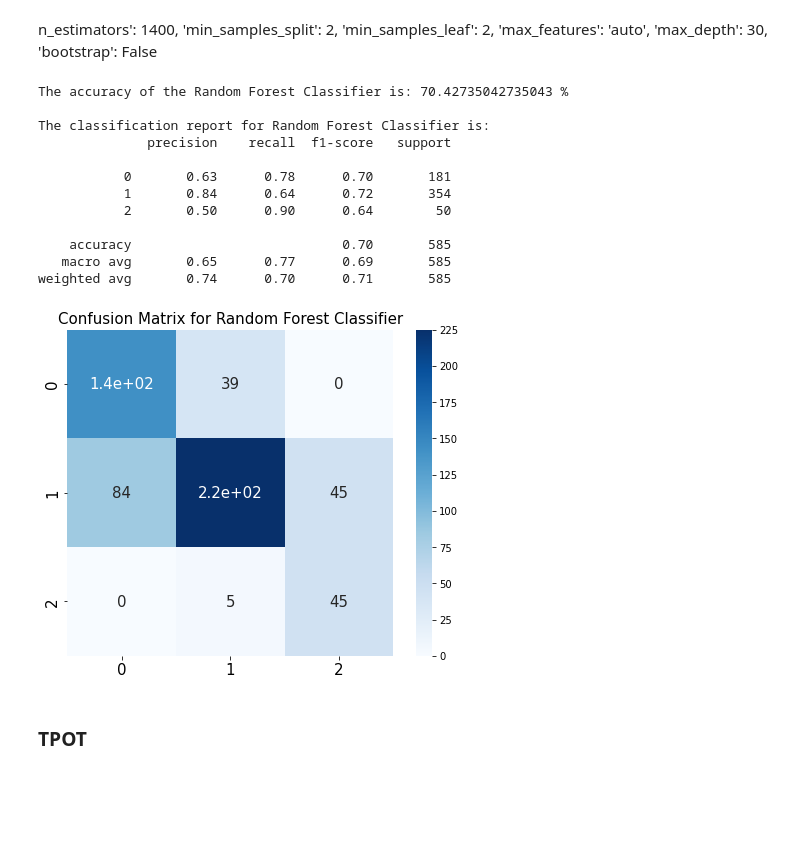
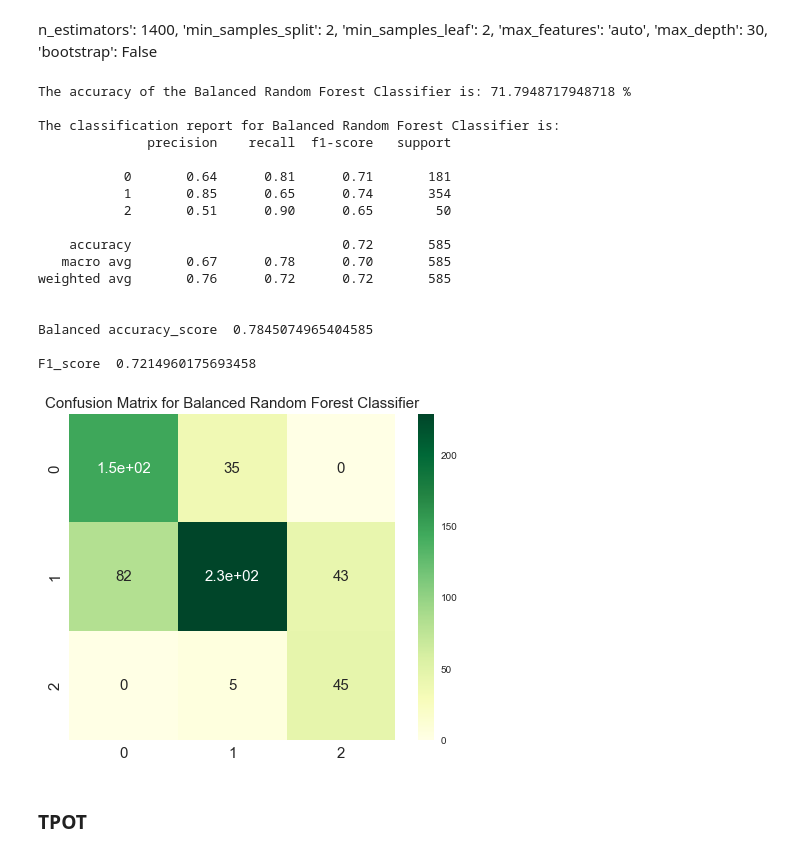
Before and after one commit to radek-deb/Air_Quality_Paris-vs-Lyon_Final_Project, a Jupyter notebook: 06 - ML/Paris_ML.ipynb, the cells around one changed output. Saved outputs shown, nothing was run; the diff lists cells and outputs as text; code cells hidden in the pictures; blank space fills up the shorter version.

```diff
--- a/06 - ML/Paris_ML.ipynb
+++ b/06 - ML/Paris_ML.ipynb
@@ -234,8 +234,10 @@ def generate_results(model, predictions, name):
     cl_rep = classification_report(y_test, predictions)
     print("\nThe classification report for " + name + " is:", cl_rep, sep = "\n")
     cm_model = confusion_matrix(y_test, predictions)
+    print("\nBalanced accuracy_score ", balanced_accuracy_score(y_test,predictions))
+    print("\nF1_score ",f1_score(y_test,predictions, average='weighted'))
     plt.figure(figsize = (8, 6))
-    sns.heatmap(cm_model, annot = True, cmap = 'Blues', annot_kws = {'size': 15}, square = True)
+    sns.heatmap(cm_model, annot = True, cmap = 'YlGn', annot_kws = {'size': 15}, square = True)
     plt.title('Confusion Matrix for ' + name, size = 15)
     plt.xticks(size = 15)
     plt.yticks(size = 15)
@@ -397,24 +414,29 @@ n_estimators': 1400, 'min_samples_split': 2, 'min_samples_leaf': 2, 'max_feature
 # %%
 brfc = BalancedRandomForestClassifier(n_estimators=1400,min_samples_split=2, min_samples_leaf=2, max_features='auto', max_depth=30, bootstrap=False)
 brfc.fit(x_train, y_train)
 y_pred = brfc.predict(x_test)
 acc_brfc = brfc.score(x_test, y_test)
-print('The accuracy of the Random Forest Classifier is:', acc_brfc * 100, '%')
-generate_results(brfc, y_pred, 'Random Forest Classifier')
+print('The accuracy of the Balanced Random Forest Classifier is:', acc_brfc * 100, '%')
+generate_results(brfc, y_pred, 'Balanced Random Forest Classifier')
 # %% [output]
-The accuracy of the Random Forest Classifier is: 70.42735042735043 %
+The accuracy of the Balanced Random Forest Classifier is: 71.7948717948718 %
 
-The classification report for Random Forest Classifier is:
+The classification report for Balanced Random Forest Classifier is:
               precision    recall  f1-score   support
 
-           0       0.63      0.78      0.70       181
-           1       0.84      0.64      0.72       354
-           2       0.50      0.90      0.64        50
+           0       0.64      0.81      0.71       181
+           1       0.85      0.65      0.74       354
+           2       0.51      0.90      0.65        50
 
-    accuracy                           0.70       585
-   macro avg       0.65      0.77      0.69       585
-weighted avg       0.74      0.70      0.71       585
+    accuracy                           0.72       585
+   macro avg       0.67      0.78      0.70       585
+weighted avg       0.76      0.72      0.72       585
+
+
+Balanced accuracy_score  0.7845074965404585
+
+F1_score  0.7214960175693458
-[figure, old version]
+[figure, new version]
 # %% [markdown]
 ### TPOT
 # %%
```
Also changed, not shown: parts of 12 cells of this notebook, 14 other files.
